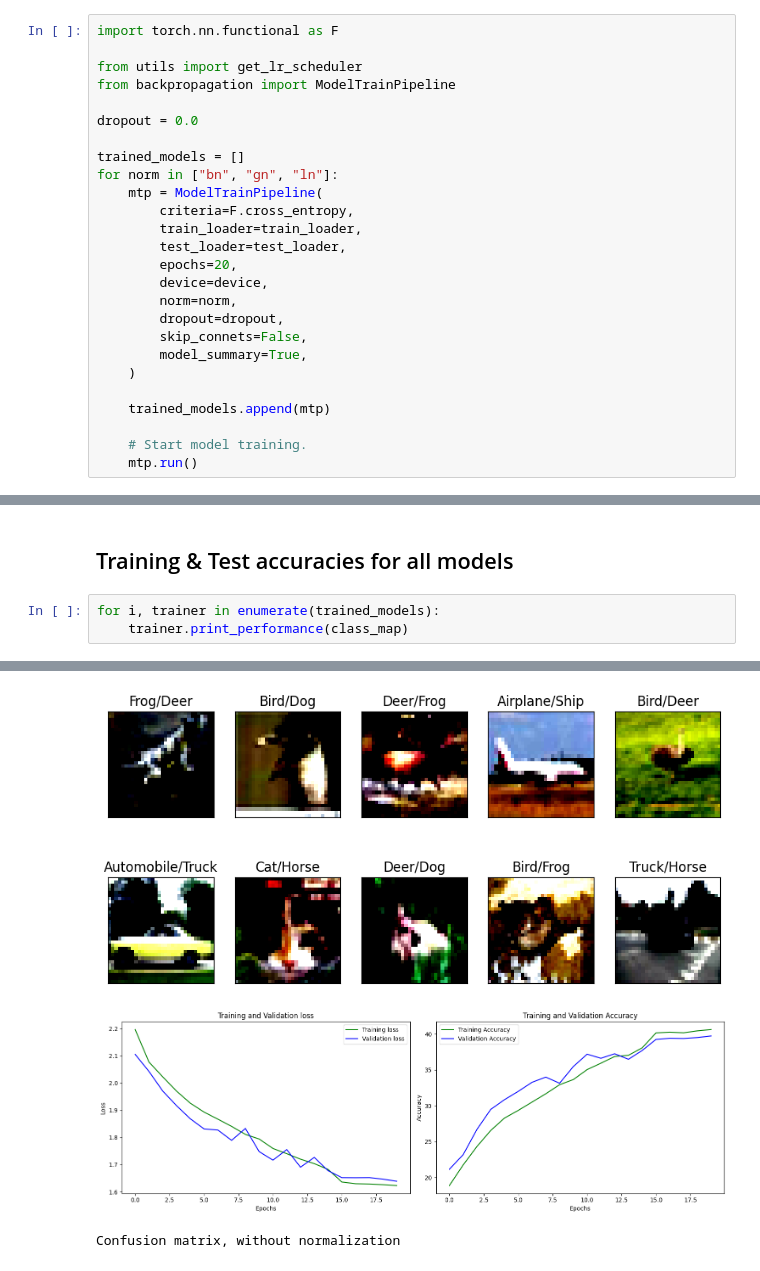
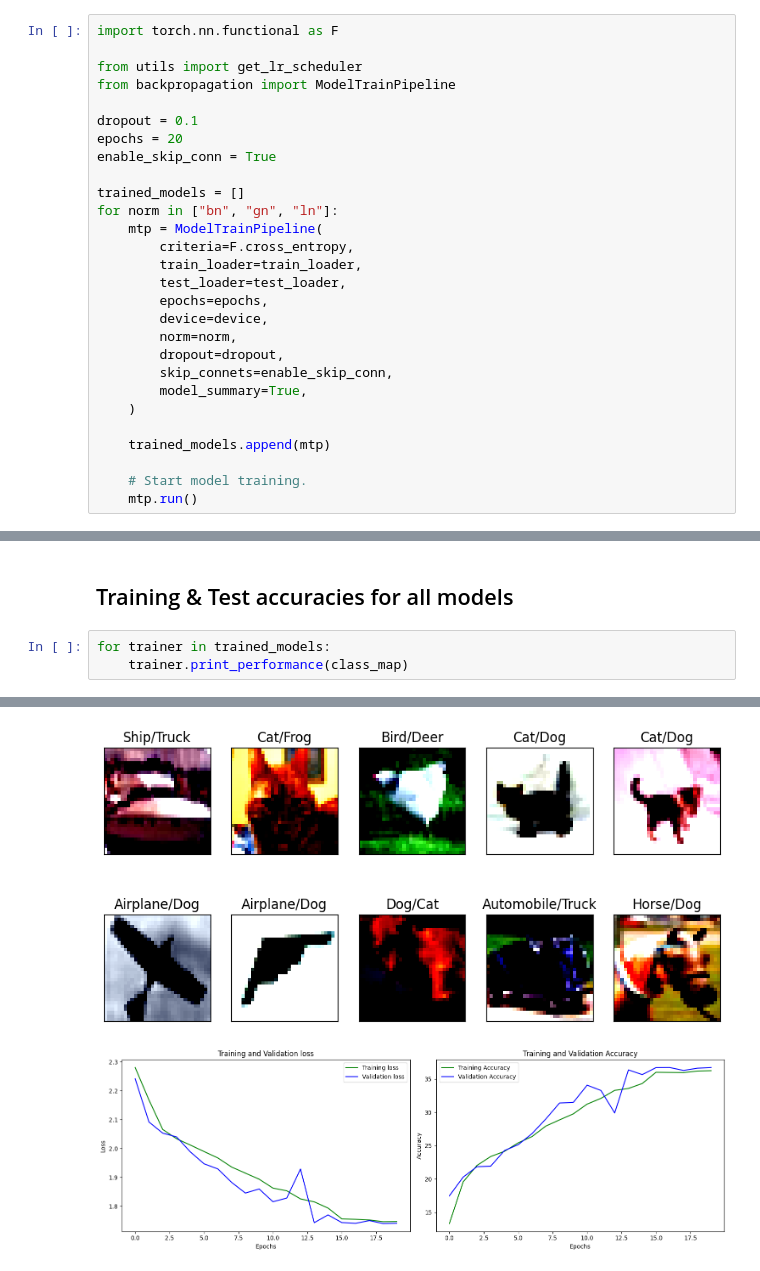
Before and after one commit to JMkrish/schoolOfAI, a Jupyter notebook: ERA_V1/S8/S8.ipynb, the cells around one changed output, grey strips where cells are left out. Saved outputs shown, nothing was run; the diff lists cells and outputs as text.

Commit message:
Assignment 8 with skip connections.

```diff
--- a/ERA_V1/S8/S8.ipynb
+++ b/ERA_V1/S8/S8.ipynb
@@ -137,7 +112,9 @@ import torch.nn.functional as F
 from utils import get_lr_scheduler
 from backpropagation import ModelTrainPipeline
 
-dropout = 0.0
+dropout = 0.1
+epochs = 20
+enable_skip_conn = True
 
 trained_models = []
 for norm in ["bn", "gn", "ln"]:
@@ -145,11 +122,11 @@ for norm in ["bn", "gn", "ln"]:
         criteria=F.cross_entropy,
         train_loader=train_loader,
         test_loader=test_loader,
-        epochs=20,
+        epochs=epochs,
         device=device,
         norm=norm,
         dropout=dropout,
-        skip_connets=False,
+        skip_connets=enable_skip_conn,
         model_summary=True,
     )
 
@@ -223,6 +208,6 @@ Epoch 12
 # %% [markdown]
 ## Training & Test accuracies for all models
 # %%
-for i, trainer in enumerate(trained_models):
+for trainer in trained_models:
     trainer.print_performance(class_map)
 # %% [output]
@@ -243,3 +228,2 @@ Total Incorrect Predictions 5749
-[figure, old version]
+[figure, new version]
-[figure, old version]
+[figure, new version]
-Confusion matrix, without normalization
```
Also changed, not shown: parts of 13 cells of this notebook, 21 other files.
